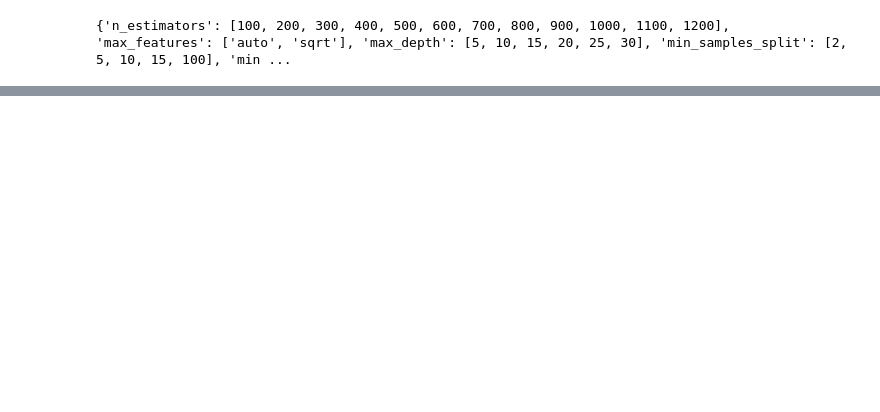
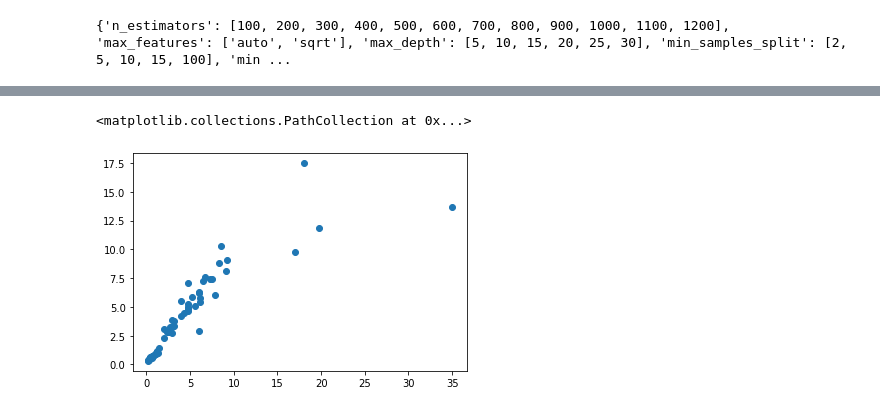
Before and after one commit to koruxio/car-price-prediction, a Jupyter notebook: car-price-prediction.ipynb, the cells around one changed output, grey strips where cells are left out. Drawn from its saved outputs; the diff is of its cells as text; code cells hidden in the pictures; blank space fills up the shorter version.

```diff
--- a/car-price-prediction.ipynb
+++ b/car-price-prediction.ipynb
@@ -220,0 +243,5 @@ RandomizedSearchCV(cv=5, estimator=RandomForestRegressor(), n_jobs=1,
+# %%
+plt.scatter(y_test, predictions)
+# %% [output]
+<matplotlib.collections.PathCollection at 0x...>
+[figure, added]
```
Also changed, not shown: parts of 8 cells of this notebook, 2 other files.
